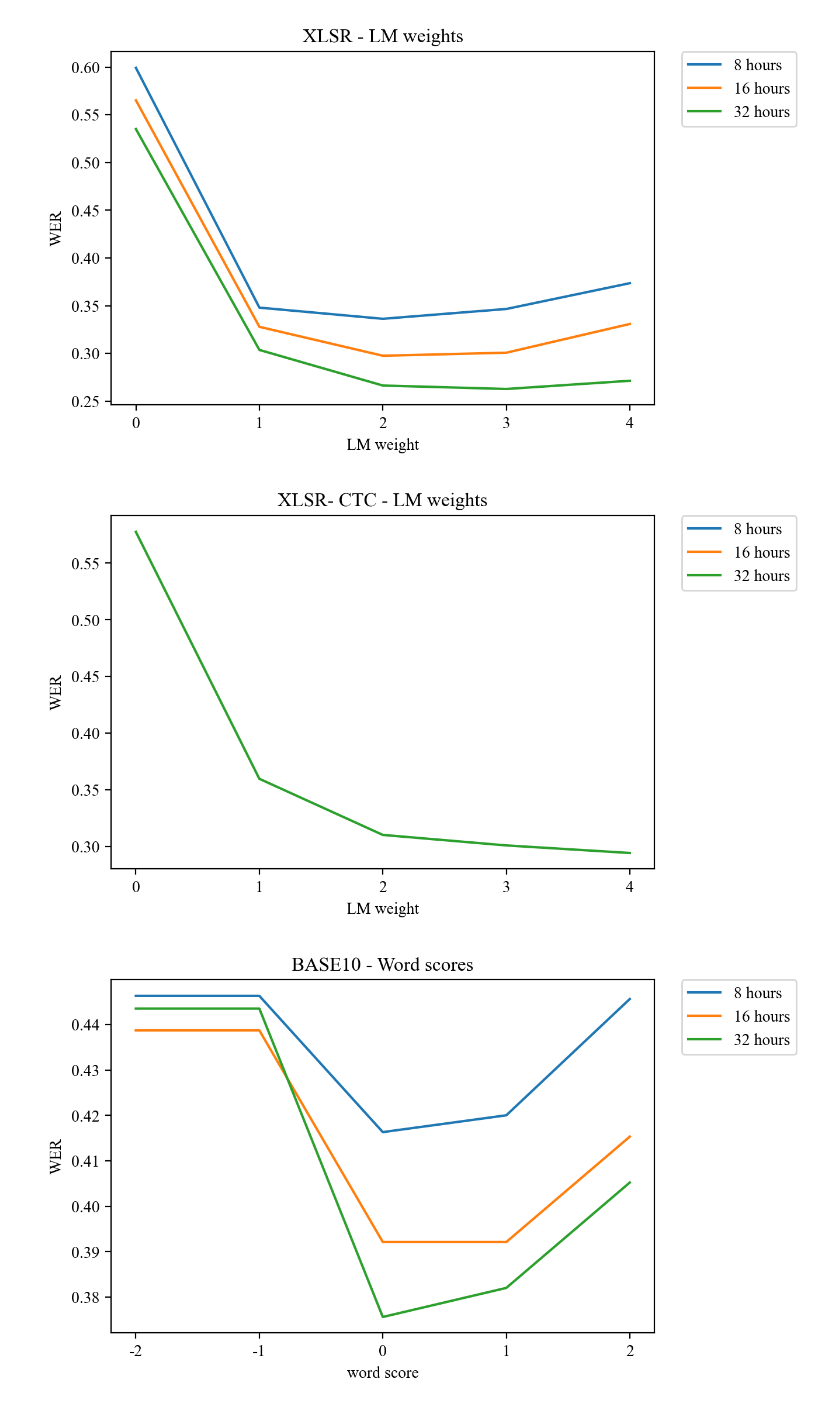
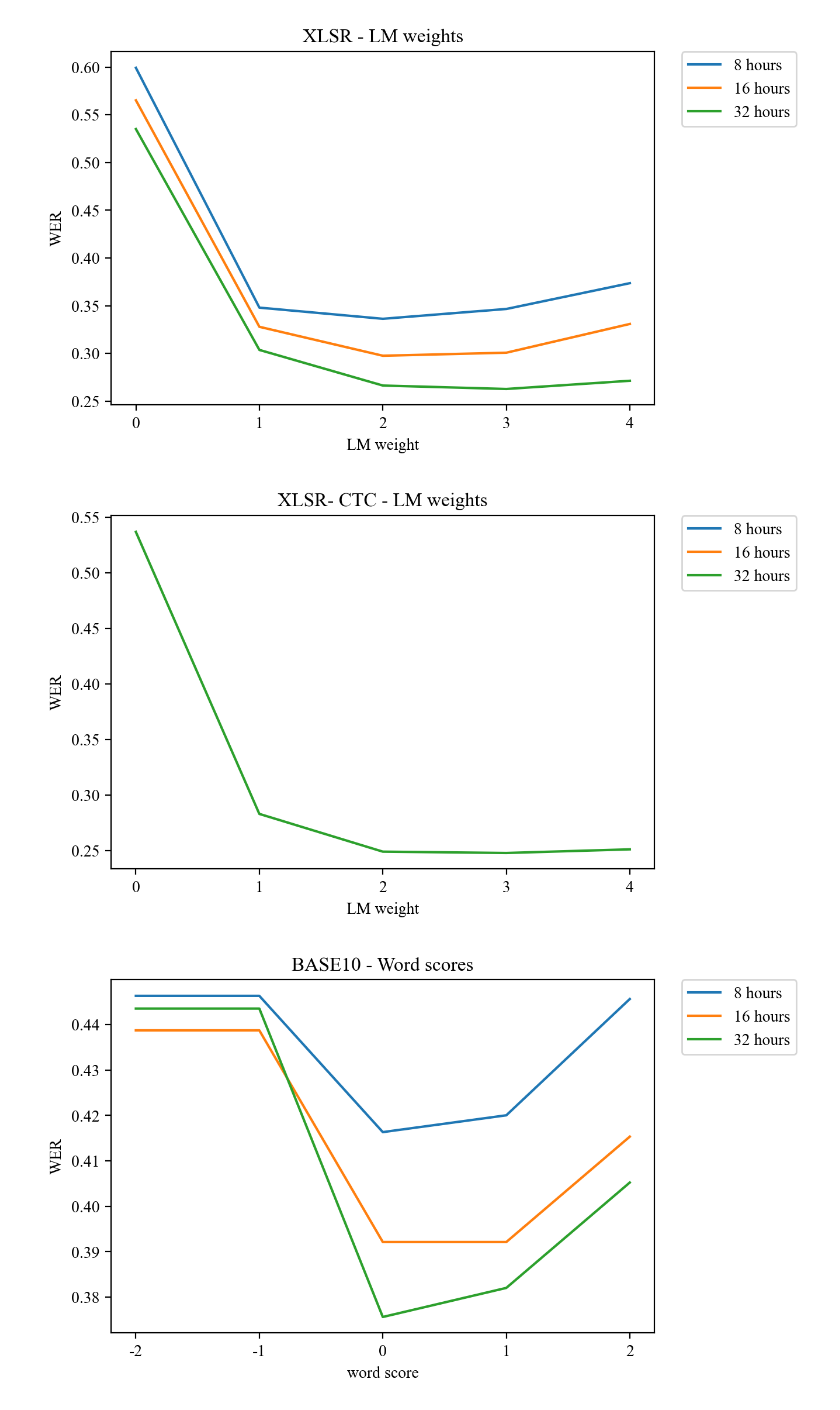
Before and after one commit to Thomaskolb/bsc-thesis, a Jupyter notebook: scripts/results/thesis-results.ipynb, the cells around one changed output. Cells and saved outputs as stored; diff of their text form; code cells hidden in the pictures.

```diff
--- a/scripts/results/thesis-results.ipynb
+++ b/scripts/results/thesis-results.ipynb
@@ -175,24 +175,24 @@ plt.show()
 # %%
 # Fine-tuning xlsr ctc - different LM weights - WER
 
 # testset: 'ctc2tempdata/test'
 data = {
         '8 hours': [],
         '16 hours': [],
-        '32 hours': [0.51573082805331, 0.2913480445706795, 0.2524579418833297, 0.2913480445706795]
+        '32 hours': [0.5368145073192048, 0.2829364212366179, 0.24896220231592747, 0.24776054183963295, 0.25103779768407253]
        }
 
 fig, ax = plt.subplots()
 for key in data:
     ax.plot(data[key], label=key)
 plt.title('XLSR- CTC - LM weights')
 plt.xlabel('LM weight')
 plt.ylabel('WER')
 plt.xticks(list(range(5)), [0, 1, 2, 3, 4])
 ax.legend(bbox_to_anchor=(1.05, 1), loc='upper left', borderaxespad=0.)
 plt.show()
 # %% [output]
-[figure, old version]
+[figure, new version]
 # %%
 # Fine-tuning base10 - different word scores - WER
 
```
Also changed, not shown: parts of 1 cell of this notebook, 3 other files.
